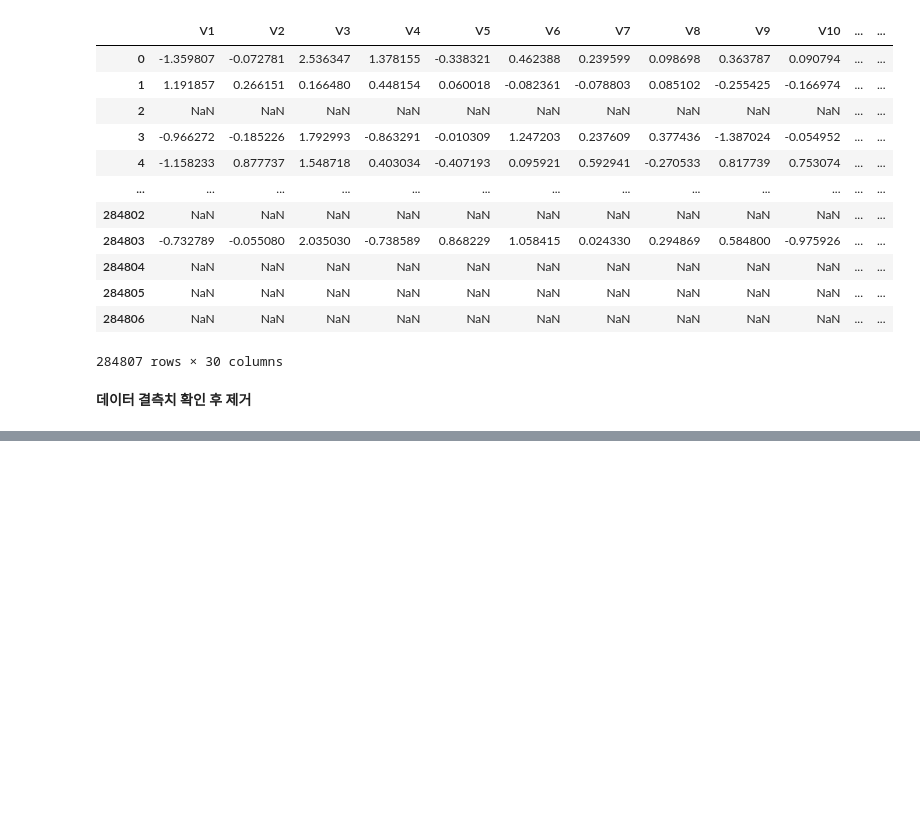
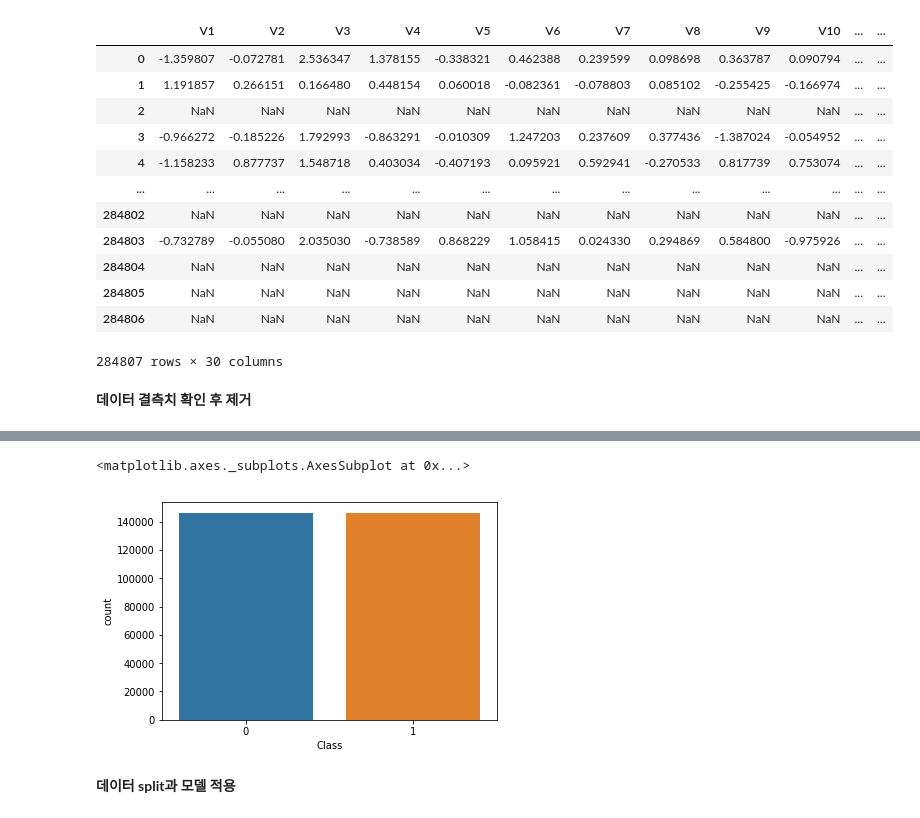
Before and after one commit to Eeun-ju/Credit-Card-Detection, a Jupyter notebook: 신용카드 데이터 EDA.ipynb, the cells around one changed output, grey strips where cells are left out. Saved outputs shown, nothing was run; the diff lists cells and outputs as text; code cells hidden in the pictures; blank space fills up the shorter version.

```diff
--- a/신용카드 데이터 EDA.ipynb
+++ b/신용카드 데이터 EDA.ipynb
@@ -145,0 +199,7 @@ data.dropna(inplace=True)
+# %%
+sns.countplot(y)
+# %% [output]
+<matplotlib.axes._subplots.AxesSubplot at 0x...>
+[figure, added]
+# %% [markdown]
+**데이터 split과 모델 적용**
```
Also changed, not shown: parts of 15 cells of this notebook.
